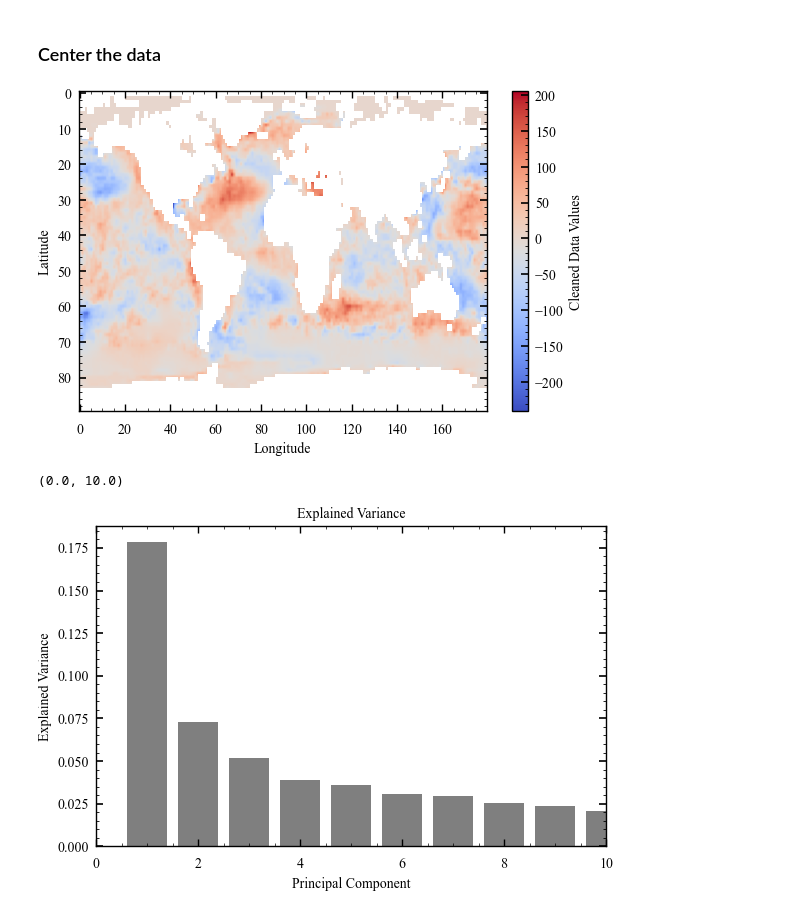
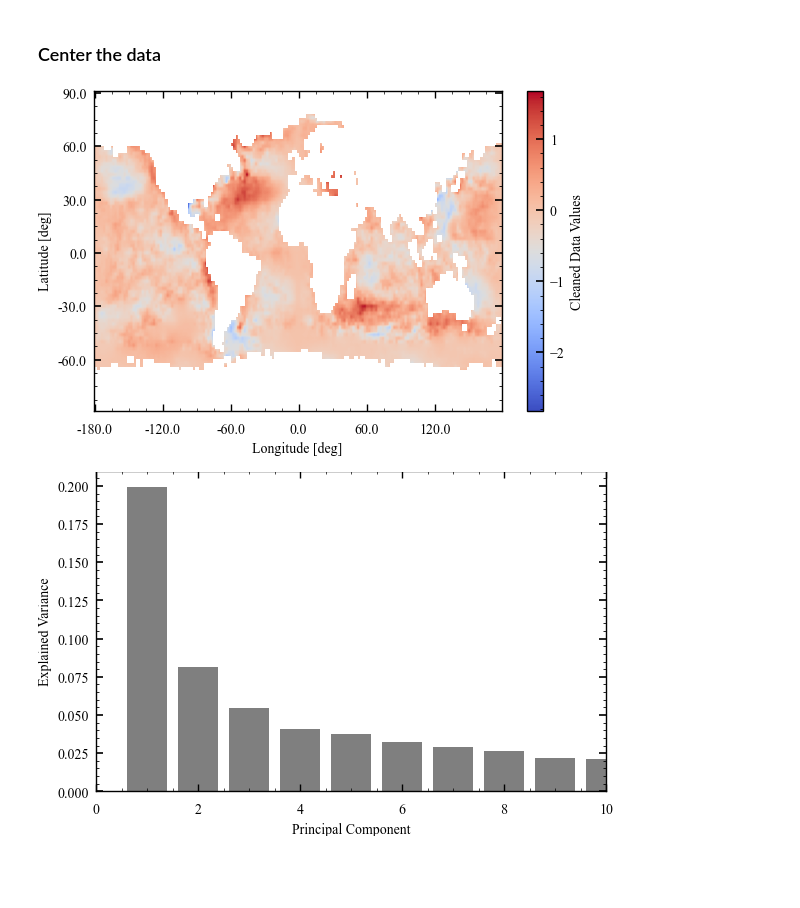
Before and after one commit to Shockblack/EAS6995, a Jupyter notebook: Lab1_SST.ipynb, the cells around one changed output. Saved outputs shown, nothing was run; the diff lists cells and outputs as text; code cells hidden in the pictures; blank space fills up the shorter version.

```diff
--- a/Lab1_SST.ipynb
+++ b/Lab1_SST.ipynb
@@ -73,21 +85,21 @@ masked_data = masked_data.astype(float)
 for month in range(12):
 
     # Get the data for the month
-    month_data = masked_data[month::12, :]
+    month_data = masked_data[:,month::12]
 
     # Calculate the mean for the month
-    month_mean = np.ma.mean(month_data, axis=0)
+    month_mean = np.ma.mean(month_data, axis=1)
 
     # Subtract the mean from the data
-    masked_data[month::12, :] -= month_mean
+    masked_data[:,month::12] = np.subtract(month_data, month_mean[:,np.newaxis])
 # %%
 # Multiply by the weights
-masked_data = masked_data * weight_arr
+masked_data = masked_data * weight_arr[:,np.newaxis]
 # %% [markdown]
 ### Center the data
 # %%
 # Calculate mean of each location
-mean = np.ma.mean(masked_data, axis=0)
+mean = np.ma.mean(masked_data, axis=1)
 
 # Calculate weighted mean of each location
-x_tilde = masked_data - mean
+x_tilde = masked_data - mean[:,np.newaxis]
@@ -94,16 +110,19 @@ x_tilde = masked_data - mean
 # %%
-plt.imshow(x_tilde.reshape((360,90,180))[0,:,:], cmap='coolwarm', aspect='auto')
+plt.imshow(x_tilde.reshape((90,180,360))[:,:,0], cmap='coolwarm', aspect='auto')
 
 plt.colorbar(label='Cleaned Data Values')
 
-plt.xlabel('Longitude')
-plt.ylabel('Latitude')
+plt.xlabel('Longitude [deg]')
+plt.ylabel('Latitude [deg]')
 
-plt.show()
+plt.xticks(np.arange(0, 180, 30), lon_str[::30])
+plt.yticks(np.arange(0, 90, 15), lat_str[::15])
+
+plt.savefig('figs/lab0/cleaned_data.png', dpi=300, bbox_inches='tight')
 # %% [output]
-[figure, old version]
+[figure, new version]
 # %%
-cov = np.ma.dot(x_tilde.T, x_tilde) / (masked_data.shape[1] - 1)
+cov = np.ma.dot(x_tilde, x_tilde.T) / (x_tilde.shape[1] - 1)
 # %%
 from numpy.linalg import eig
 eig_vals, eig_vecs = eig(cov)
@@ -126,15 +145,15 @@ cumulative_explained_variance = np.cumsum(explained_variance)
 # %%
 # Plot explained variance as a bar
 plt.bar(range(1, len(explained_variance) + 1), explained_variance, alpha=0.5, align='center', label='Individual explained variance')
 
 plt.xlabel('Principal Component')
 plt.ylabel('Explained Variance')
-plt.title('Explained Variance')
+# plt.title('Explained Variance')
 
 plt.xlim(0, 10)
+plt.savefig('figs/lab0/explained_variance.png', dpi=300, bbox_inches='tight')
 # %% [output]
-(0.0, 10.0)
-[figure, old version]
+[figure, new version]
 # %%
 # Plot cumulative explained variance as a line
 plt.plot(range(1, len(explained_variance) + 1), cumulative_explained_variance, marker='o', color='k', label='Cumulative explained variance')
```
Also changed, not shown: parts of 13 cells of this notebook, 8 other files.
